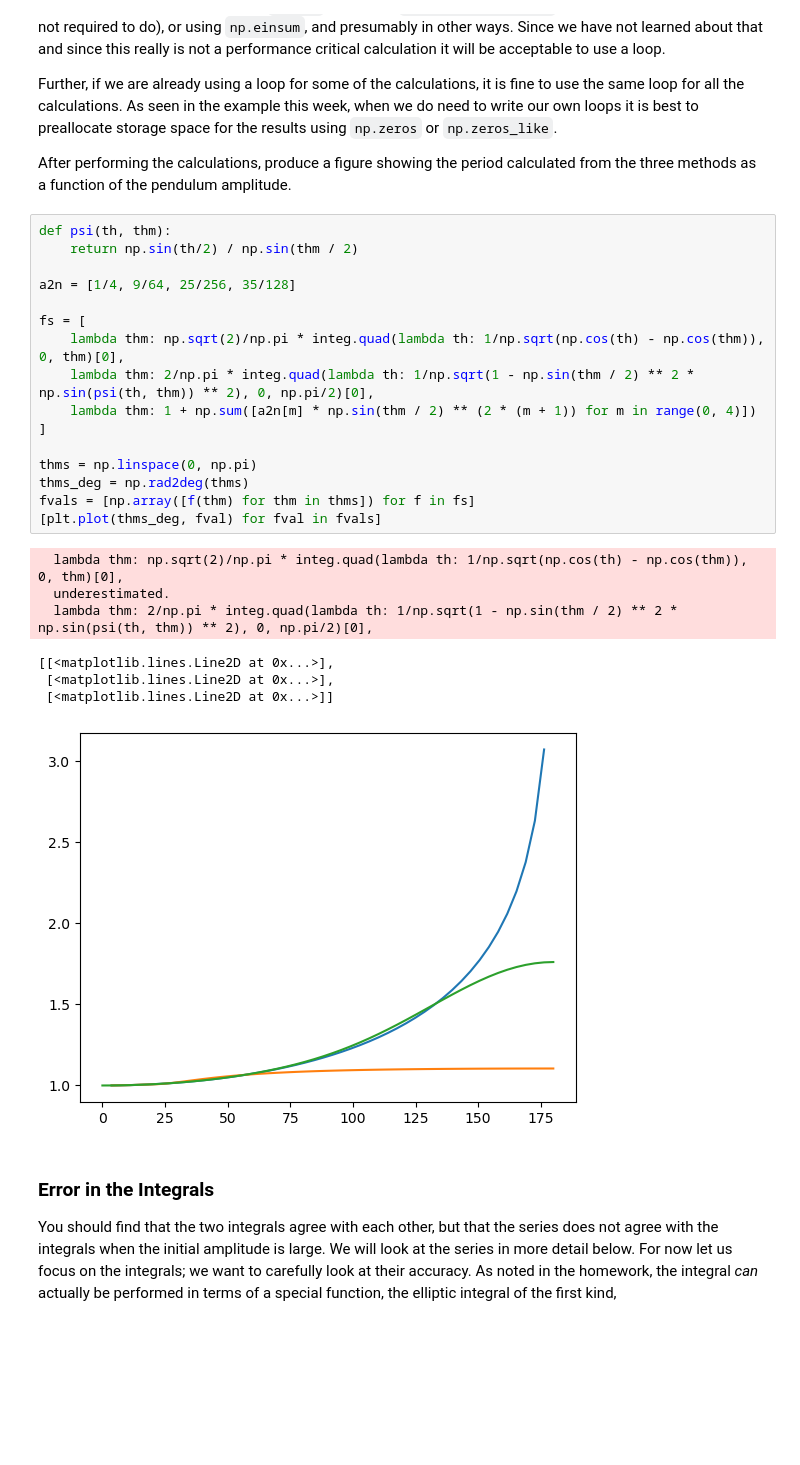
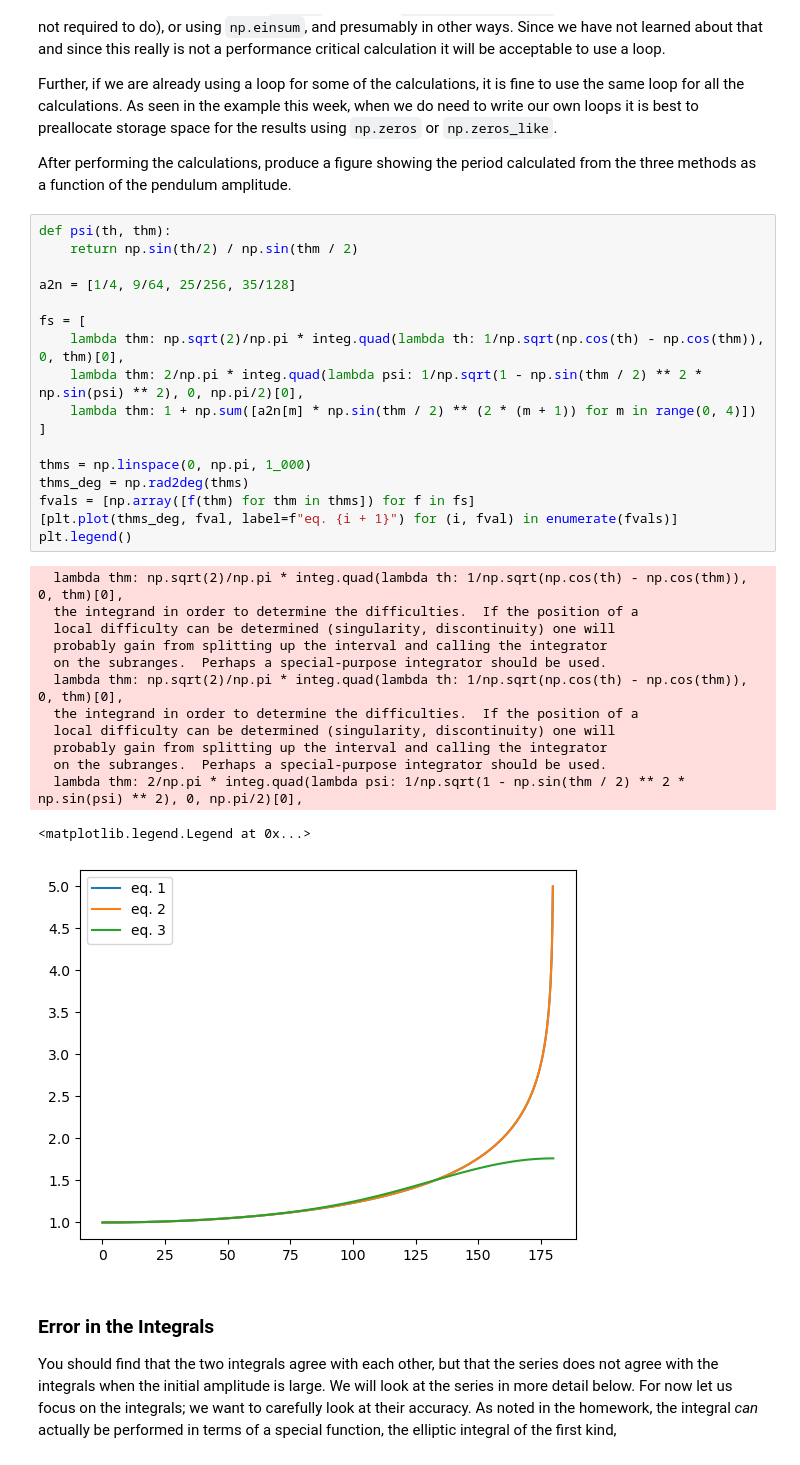
Before and after one commit to SerenaLynas/p250-spring-2026, a Jupyter notebook: labs/Lab04.ipynb, the cells around one changed output. Saved outputs shown, nothing was run; the diff lists cells and outputs as text; blank space fills up the shorter version.

```diff
--- a/labs/Lab04.ipynb
+++ b/labs/Lab04.ipynb
@@ -52,27 +52,34 @@ After performing the calculations, produce a figure showing the period calculate
 # %%
 def psi(th, thm):
     return np.sin(th/2) / np.sin(thm / 2)
 
 a2n = [1/4, 9/64, 25/256, 35/128]
 
 fs = [
     lambda thm: np.sqrt(2)/np.pi * integ.quad(lambda th: 1/np.sqrt(np.cos(th) - np.cos(thm)), 0, thm)[0],
-    lambda thm: 2/np.pi * integ.quad(lambda th: 1/np.sqrt(1 - np.sin(thm / 2) ** 2 * np.sin(psi(th, thm)) ** 2), 0, np.pi/2)[0],
+    lambda thm: 2/np.pi * integ.quad(lambda psi: 1/np.sqrt(1 - np.sin(thm / 2) ** 2 * np.sin(psi) ** 2), 0, np.pi/2)[0],
     lambda thm: 1 + np.sum([a2n[m] * np.sin(thm / 2) ** (2 * (m + 1)) for m in range(0, 4)])
 ]
 
-thms = np.linspace(0, np.pi)
+thms = np.linspace(0, np.pi, 1_000)
 thms_deg = np.rad2deg(thms)
 fvals = [np.array([f(thm) for thm in thms]) for f in fs]
-[plt.plot(thms_deg, fval) for fval in fvals]
+[plt.plot(thms_deg, fval, label=f"eq. {i + 1}") for (i, fval) in enumerate(fvals)]
+plt.legend()
 # %% [output]
   lambda thm: np.sqrt(2)/np.pi * integ.quad(lambda th: 1/np.sqrt(np.cos(th) - np.cos(thm)), 0, thm)[0],
-  underestimated.
-  lambda thm: 2/np.pi * integ.quad(lambda th: 1/np.sqrt(1 - np.sin(thm / 2) ** 2 * np.sin(psi(th, thm)) ** 2), 0, np.pi/2)[0],
+  the integrand in order to determine the difficulties.  If the position of a
+  local difficulty can be determined (singularity, discontinuity) one will
+  probably gain from splitting up the interval and calling the integrator
+  on the subranges.  Perhaps a special-purpose integrator should be used.
+  lambda thm: np.sqrt(2)/np.pi * integ.quad(lambda th: 1/np.sqrt(np.cos(th) - np.cos(thm)), 0, thm)[0],
+  the integrand in order to determine the difficulties.  If the position of a
+  local difficulty can be determined (singularity, discontinuity) one will
+  probably gain from splitting up the interval and calling the integrator
+  on the subranges.  Perhaps a special-purpose integrator should be used.
+  lambda thm: 2/np.pi * integ.quad(lambda psi: 1/np.sqrt(1 - np.sin(thm / 2) ** 2 * np.sin(psi) ** 2), 0, np.pi/2)[0],
-[[<matplotlib.lines.Line2D at 0x...>],
- [<matplotlib.lines.Line2D at 0x...>],
- [<matplotlib.lines.Line2D at 0x...>]]
+<matplotlib.legend.Legend at 0x...>
-[figure, old version]
+[figure, new version]
 # %% [markdown]
 ### Error in the Integrals
 
```
Also changed, not shown: parts of 1 cell of this notebook.
